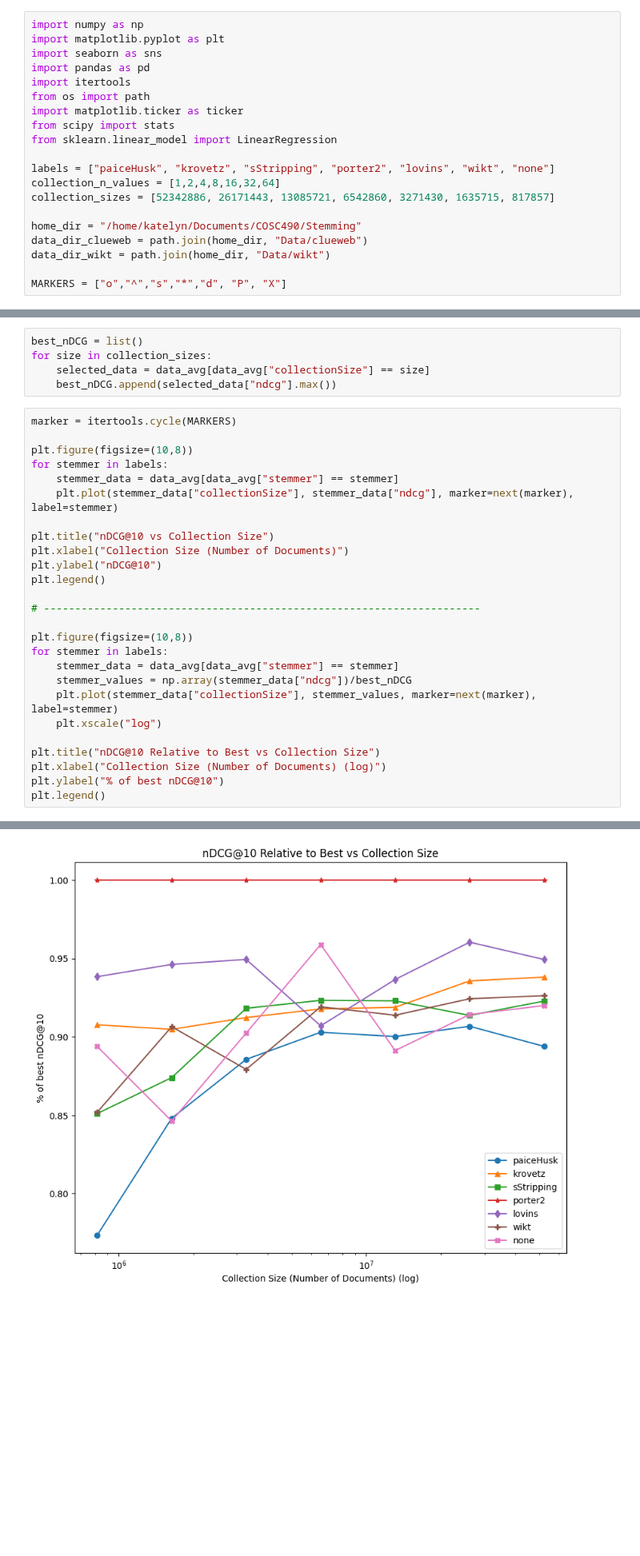
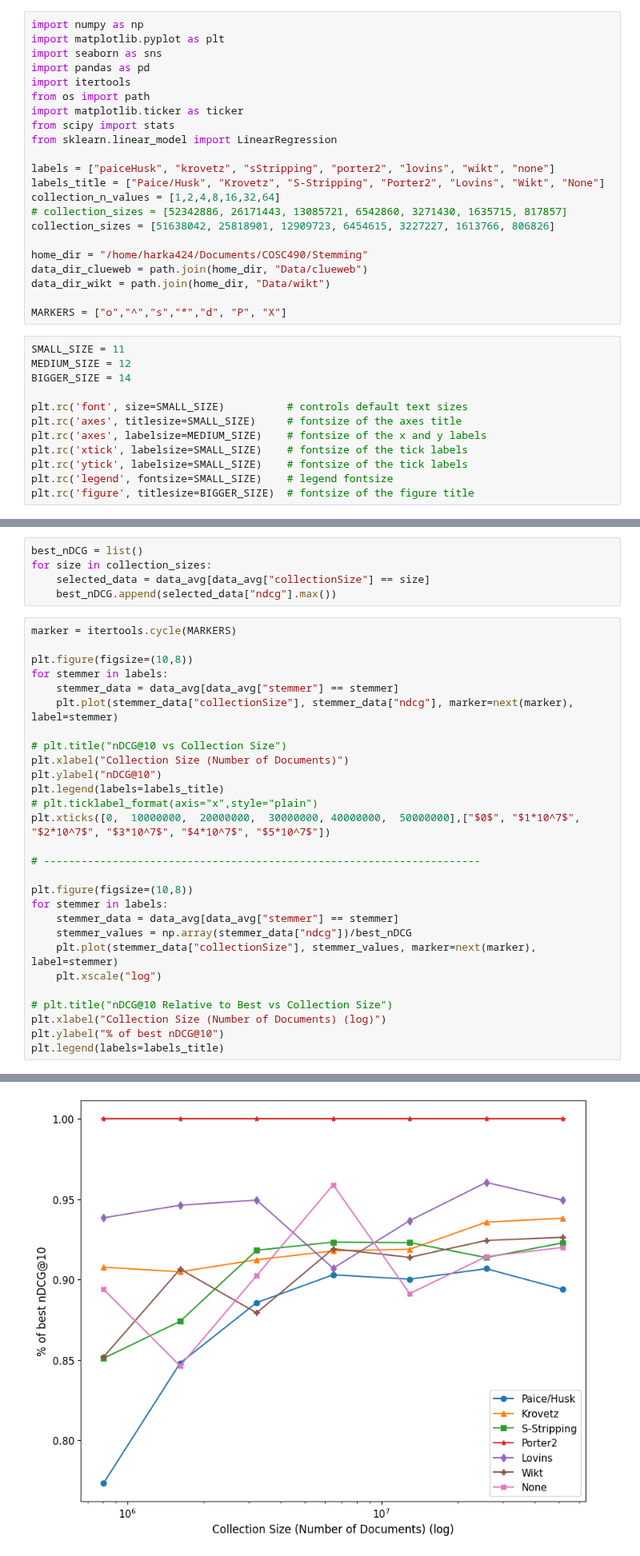
Before and after one commit to Axiomatic314/Stemming, a Jupyter notebook: ClueWeb/clueweb-collectionSize.ipynb, the cells around one changed output, grey strips where cells are left out. Shown at 80% size. Drawn from its saved outputs; the diff is of its cells as text; blank space fills up the shorter version.

Commit message:
updated collection sizes, increased font size

```diff
--- a/ClueWeb/clueweb-collectionSize.ipynb
+++ b/ClueWeb/clueweb-collectionSize.ipynb
@@ -10,14 +10,28 @@ from scipy import stats
 from sklearn.linear_model import LinearRegression
 
 labels = ["paiceHusk", "krovetz", "sStripping", "porter2", "lovins", "wikt", "none"]
+labels_title = ["Paice/Husk", "Krovetz", "S-Stripping", "Porter2", "Lovins", "Wikt", "None"]
 collection_n_values = [1,2,4,8,16,32,64]
-collection_sizes = [52342886, 26171443, 13085721, 6542860, 3271430, 1635715, 817857]
+# collection_sizes = [52342886, 26171443, 13085721, 6542860, 3271430, 1635715, 817857]
+collection_sizes = [51638042, 25818901, 12909723, 6454615, 3227227, 1613766, 806826]
 
-home_dir = "/home/katelyn/Documents/COSC490/Stemming"
+home_dir = "/home/harka424/Documents/COSC490/Stemming"
 data_dir_clueweb = path.join(home_dir, "Data/clueweb")
 data_dir_wikt = path.join(home_dir, "Data/wikt")
 
 MARKERS = ["o","^","s","*","d", "P", "X"]
+# %%
+SMALL_SIZE = 11
+MEDIUM_SIZE = 12
+BIGGER_SIZE = 14
+
+plt.rc('font', size=SMALL_SIZE)          # controls default text sizes
+plt.rc('axes', titlesize=SMALL_SIZE)     # fontsize of the axes title
+plt.rc('axes', labelsize=MEDIUM_SIZE)    # fontsize of the x and y labels
+plt.rc('xtick', labelsize=SMALL_SIZE)    # fontsize of the tick labels
+plt.rc('ytick', labelsize=SMALL_SIZE)    # fontsize of the tick labels
+plt.rc('legend', fontsize=SMALL_SIZE)    # legend fontsize
+plt.rc('figure', titlesize=BIGGER_SIZE)  # fontsize of the figure title
 # %% [markdown]
 ### Preparing Data
 # %%
@@ -46,10 +60,12 @@ for stemmer in labels:
     stemmer_data = data_avg[data_avg["stemmer"] == stemmer]
     plt.plot(stemmer_data["collectionSize"], stemmer_data["ndcg"], marker=next(marker), label=stemmer)
 
-plt.title("nDCG@10 vs Collection Size")
+# plt.title("nDCG@10 vs Collection Size")
 plt.xlabel("Collection Size (Number of Documents)")
 plt.ylabel("nDCG@10")
-plt.legend()
+plt.legend(labels=labels_title)
+# plt.ticklabel_format(axis="x",style="plain")
+plt.xticks([0,  10000000,  20000000,  30000000, 40000000,  50000000],["$0$", "$1*10^7$", "$2*10^7$", "$3*10^7$", "$4*10^7$", "$5*10^7$"])
 
 # ----------------------------------------------------------------------
 
@@ -60,9 +76,9 @@ for stemmer in labels:
     plt.plot(stemmer_data["collectionSize"], stemmer_values, marker=next(marker), label=stemmer)
     plt.xscale("log")
 
-plt.title("nDCG@10 Relative to Best vs Collection Size")
+# plt.title("nDCG@10 Relative to Best vs Collection Size")
 plt.xlabel("Collection Size (Number of Documents) (log)")
 plt.ylabel("% of best nDCG@10")
-plt.legend()
+plt.legend(labels=labels_title)
 # %% [output]
 <matplotlib.legend.Legend at 0x...>
@@ -70,4 +86,4 @@ plt.legend()
-[figure, old version]
+[figure, new version]
 # %% [markdown]
 ### Linguistic Accuracy
 # %%
```
Also changed, not shown: parts of 7 cells of this notebook.
